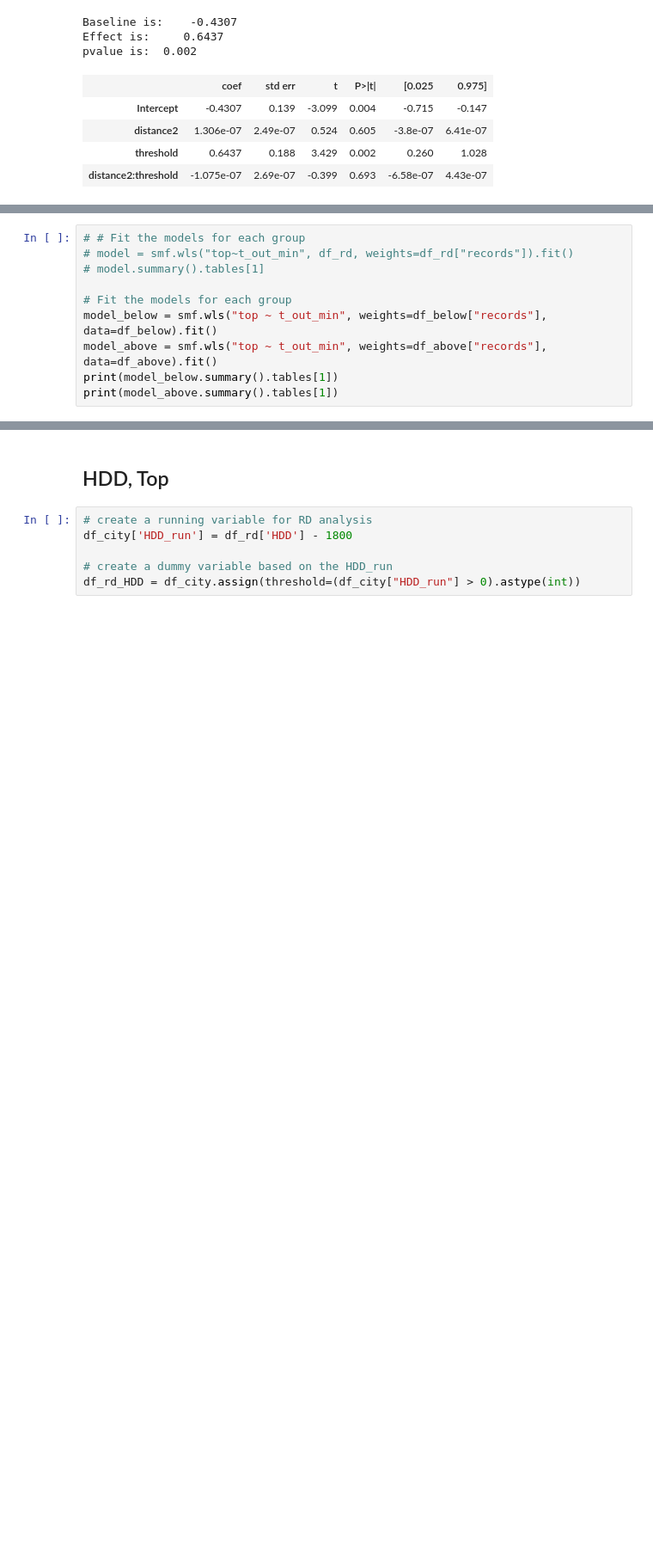
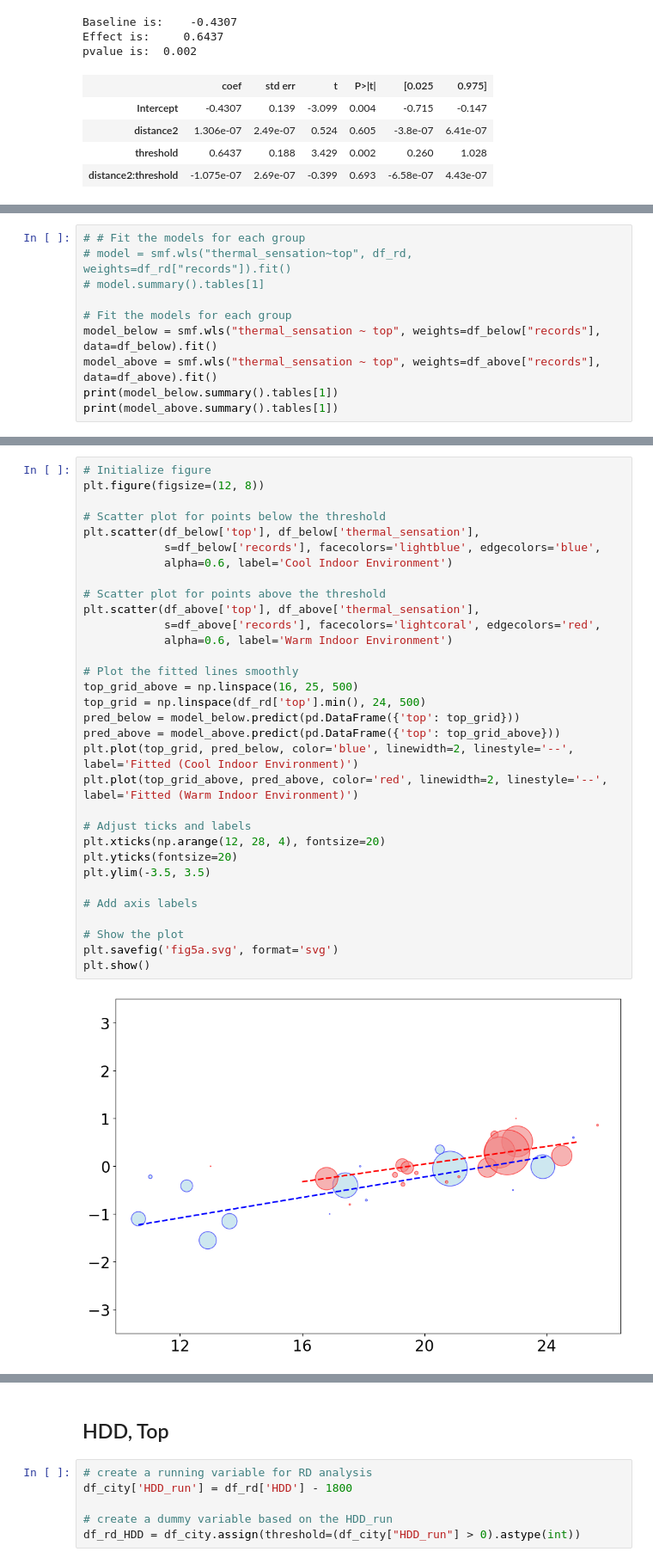
Before and after one commit to ruijis/paper-causal-doing, a Jupyter notebook: Data_regression_discontinuity.ipynb, the cells around one changed output, grey strips where cells are left out. Shown at 86% size. Cells and saved outputs as stored; diff of their text form; blank space fills up the shorter version.

```diff
--- a/Data_regression_discontinuity.ipynb
+++ b/Data_regression_discontinuity.ipynb
@@ -248,11 +269,11 @@ df_above = df_rd[df_rd['distance'] >= 0]
 # %%
 # # Fit the models for each group
-# model = smf.wls("top~t_out_min", df_rd, weights=df_rd["records"]).fit()
+# model = smf.wls("thermal_sensation~top", df_rd, weights=df_rd["records"]).fit()
 # model.summary().tables[1]
 
 # Fit the models for each group
-model_below = smf.wls("top ~ t_out_min", weights=df_below["records"], data=df_below).fit()
-model_above = smf.wls("top ~ t_out_min", weights=df_above["records"], data=df_above).fit()
+model_below = smf.wls("thermal_sensation ~ top", weights=df_below["records"], data=df_below).fit()
+model_above = smf.wls("thermal_sensation ~ top", weights=df_above["records"], data=df_above).fit()
 print(model_below.summary().tables[1])
 print(model_above.summary().tables[1])
 # %% [output]
@@ -270,0 +306,34 @@ t_out_min     -0.0540      0.056     -0.972      0.345      -0.171       0.063
+# %%
+# Initialize figure
+plt.figure(figsize=(12, 8))
+
+# Scatter plot for points below the threshold
+plt.scatter(df_below['top'], df_below['thermal_sensation'],
+            s=df_below['records'], facecolors='lightblue', edgecolors='blue',
+            alpha=0.6, label='Cool Indoor Environment')
+
+# Scatter plot for points above the threshold
+plt.scatter(df_above['top'], df_above['thermal_sensation'],
+            s=df_above['records'], facecolors='lightcoral', edgecolors='red',
+            alpha=0.6, label='Warm Indoor Environment')
+
+# Plot the fitted lines smoothly
+top_grid_above = np.linspace(16, 25, 500)
+top_grid = np.linspace(df_rd['top'].min(), 24, 500)
+pred_below = model_below.predict(pd.DataFrame({'top': top_grid}))
+pred_above = model_above.predict(pd.DataFrame({'top': top_grid_above}))
+plt.plot(top_grid, pred_below, color='blue', linewidth=2, linestyle='--', label='Fitted (Cool Indoor Environment)')
+plt.plot(top_grid_above, pred_above, color='red', linewidth=2, linestyle='--', label='Fitted (Warm Indoor Environment)')
+
+# Adjust ticks and labels
+plt.xticks(np.arange(12, 28, 4), fontsize=20)
+plt.yticks(fontsize=20)
+plt.ylim(-3.5, 3.5)
+
+# Add axis labels
+
+# Show the plot
+plt.savefig('fig5a.svg', format='svg')
+plt.show()
+# %% [output]
+[figure, added]
```
Also changed, not shown: parts of 27 cells of this notebook, 8 other files.
